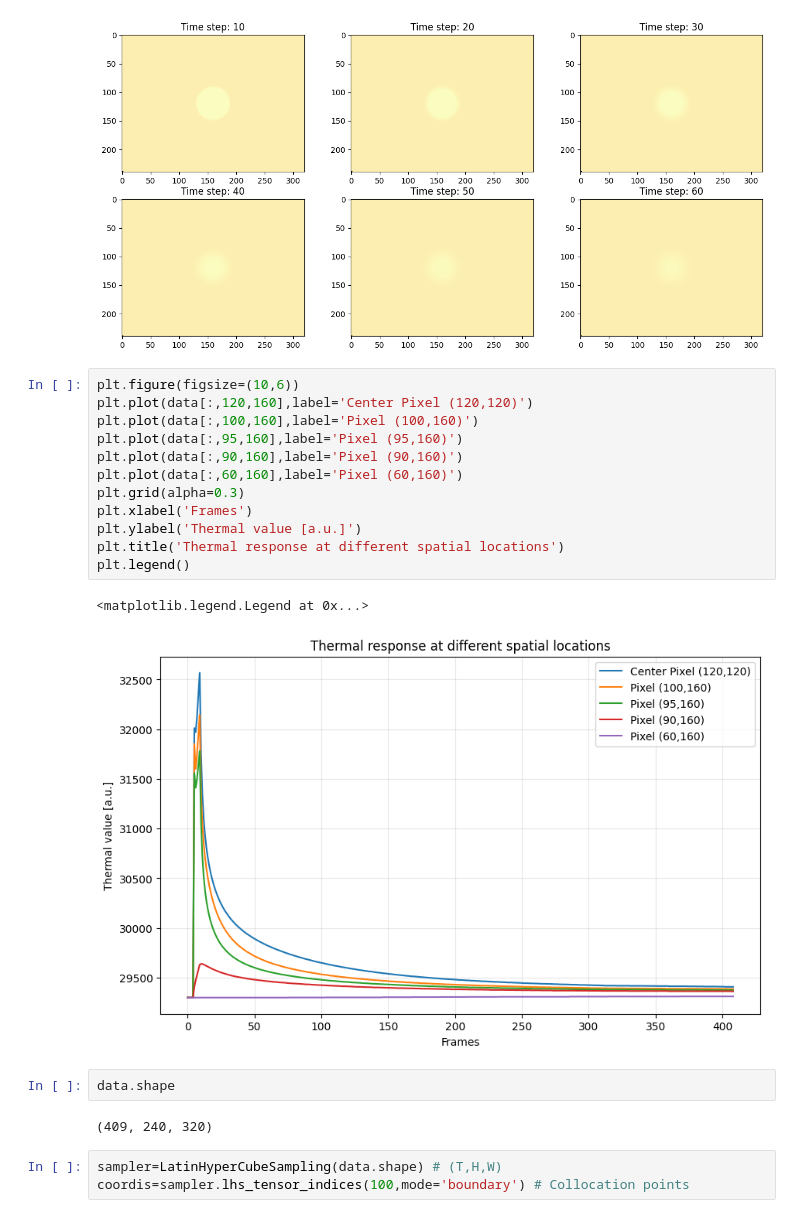
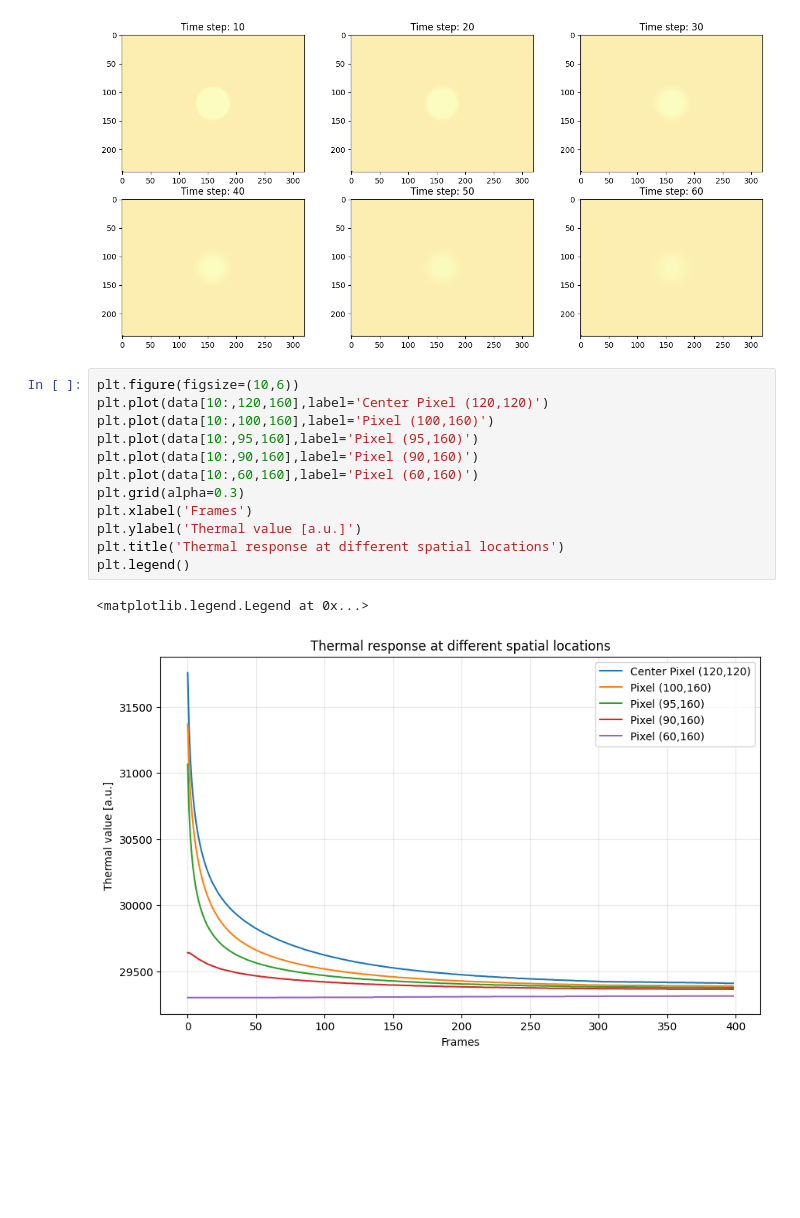
Before and after one commit to konrad-jaworski/Diffusivity_estimation, a Jupyter notebook: diffusivity_estimation.ipynb, the cells around one changed output. Cells and saved outputs as stored; diff of their text form; blank space fills up the shorter version.

```diff
--- a/diffusivity_estimation.ipynb
+++ b/diffusivity_estimation.ipynb
@@ -50,23 +34,16 @@ for i in range(6):
 [figure]
 # %%
 plt.figure(figsize=(10,6))
-plt.plot(data[:,120,160],label='Center Pixel (120,120)')
-plt.plot(data[:,100,160],label='Pixel (100,160)')
-plt.plot(data[:,95,160],label='Pixel (95,160)')
-plt.plot(data[:,90,160],label='Pixel (90,160)')
-plt.plot(data[:,60,160],label='Pixel (60,160)')
+plt.plot(data[10:,120,160],label='Center Pixel (120,120)')
+plt.plot(data[10:,100,160],label='Pixel (100,160)')
+plt.plot(data[10:,95,160],label='Pixel (95,160)')
+plt.plot(data[10:,90,160],label='Pixel (90,160)')
+plt.plot(data[10:,60,160],label='Pixel (60,160)')
 plt.grid(alpha=0.3)
 plt.xlabel('Frames')
 plt.ylabel('Thermal value [a.u.]')
 plt.title('Thermal response at different spatial locations')
 plt.legend()
 # %% [output]
 <matplotlib.legend.Legend at 0x...>
-[figure, old version]
+[figure, new version]
-# %%
-data.shape
-# %% [output]
-(409, 240, 320)
-# %%
-sampler=LatinHyperCubeSampling(data.shape) # (T,H,W)
-coordis=sampler.lhs_tensor_indices(100,mode='boundary') # Collocation points
```
Also changed, not shown: parts of 29 cells of this notebook, 4 other files.
